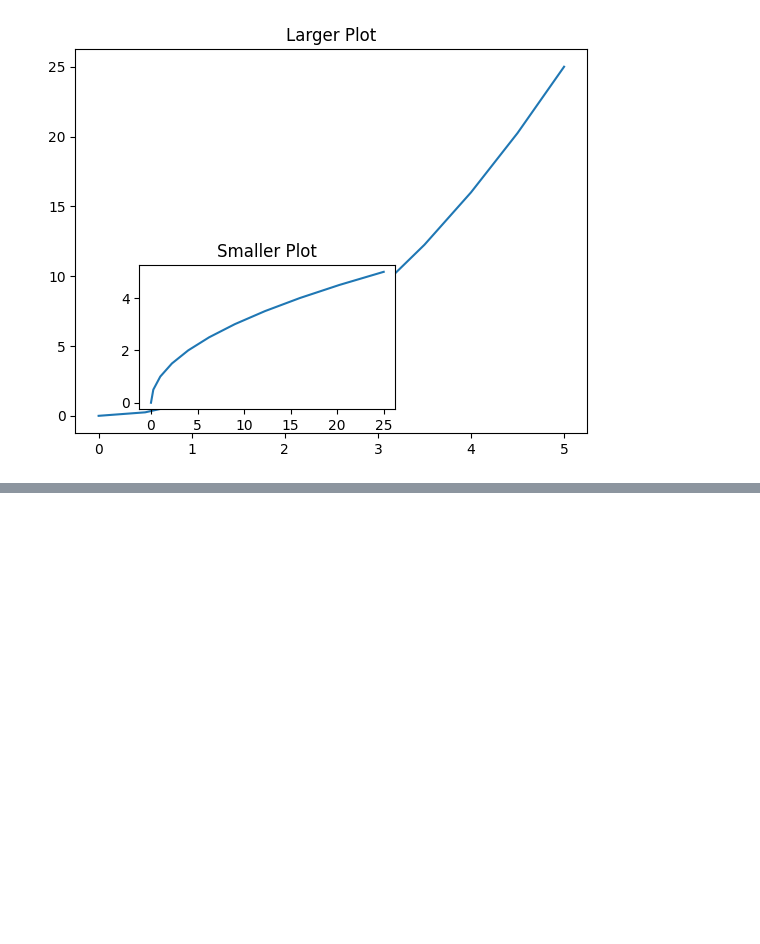
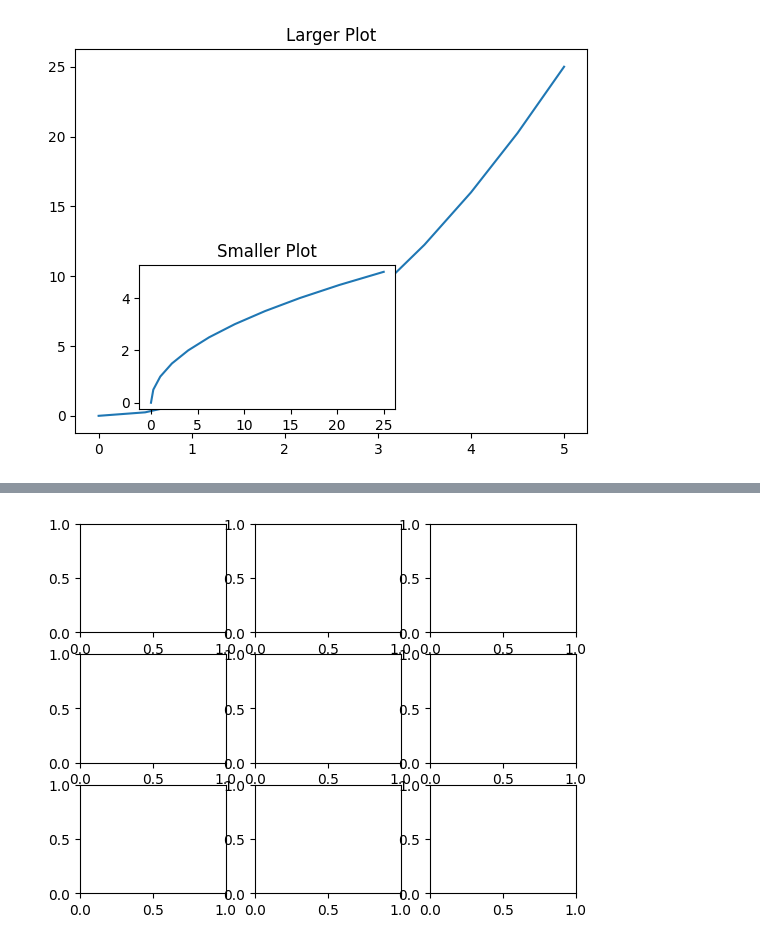
Before and after one commit to hakimuddinkika/python_for_data_science, a Jupyter notebook: Matplotlib/Matplotlib Concepts.ipynb, the cells around one changed output, grey strips where cells are left out. Cells and saved outputs as stored; diff of their text form; code cells hidden in the pictures; blank space fills up the shorter version.

```diff
--- a/Matplotlib/Matplotlib Concepts.ipynb
+++ b/Matplotlib/Matplotlib Concepts.ipynb
@@ -65,0 +72,4 @@ Text(0.5, 1.0, 'Smaller Plot')
+# %%
+fig, axes = plt.subplots(nrows=3,ncols=3)
+# %% [output]
+[figure, added]
```
Also changed, not shown: parts of 2 cells of this notebook.
